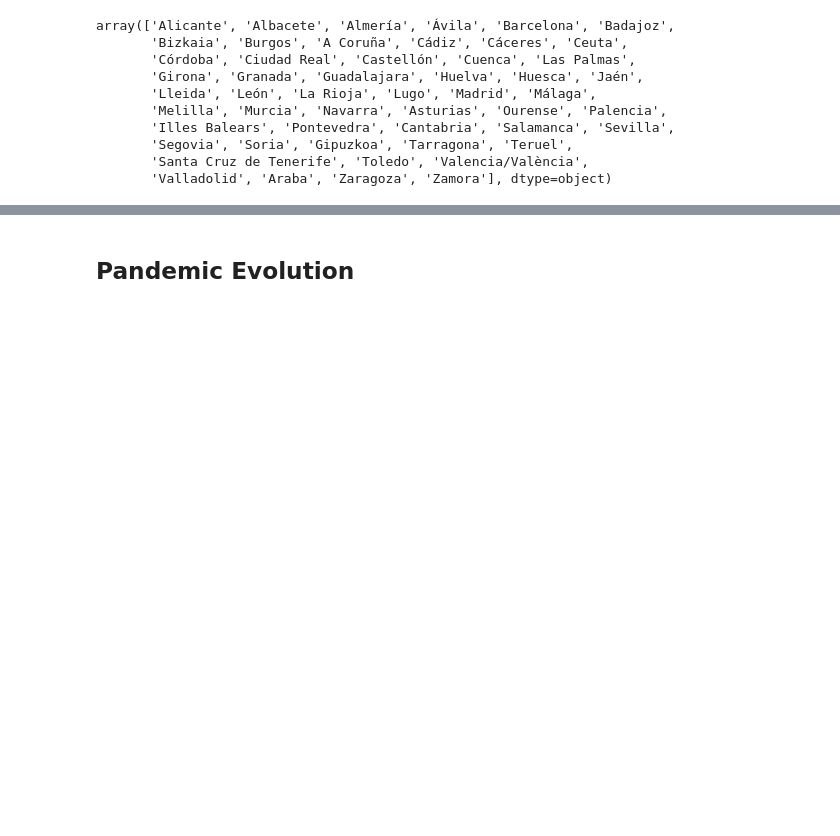
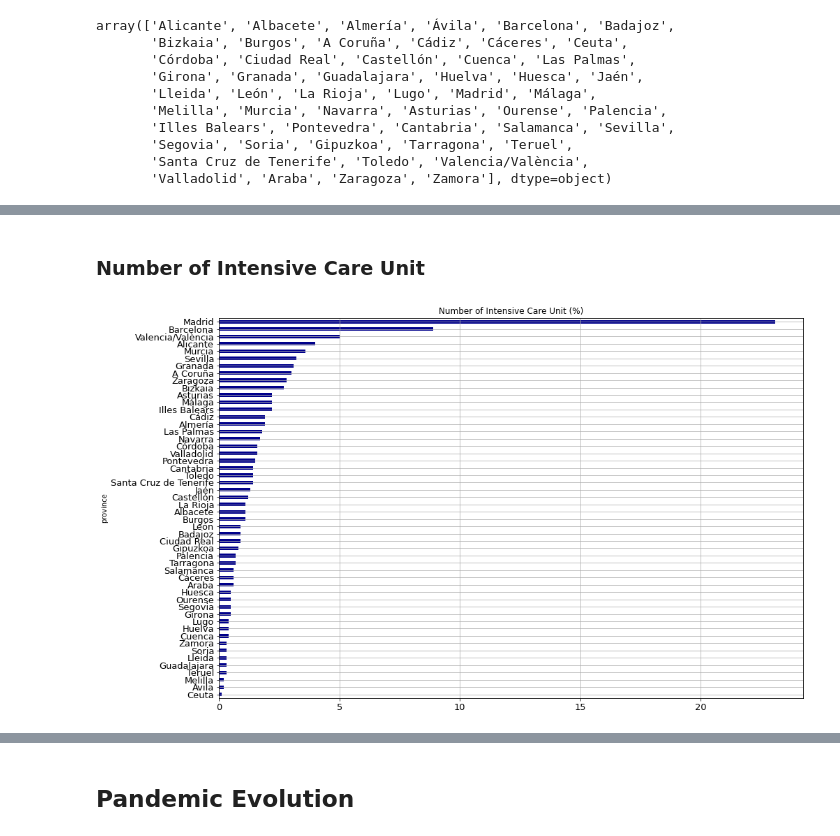
Before and after one commit to ffreire92/final_project, a Jupyter notebook: Information_sources.ipynb, the cells around one changed output, grey strips where cells are left out. Drawn from its saved outputs; the diff is of its cells as text; code cells hidden in the pictures; blank space fills up the shorter version.

```diff
--- a/Information_sources.ipynb
+++ b/Information_sources.ipynb
@@ -403,0 +370,7 @@ Name: age_interval, dtype: int64
+# %% [markdown]
+### Number of Intensive Care Unit
+# %%
+graph_bar('vertical', sort_data(province, 'Number of Intensive Care Unit (%)'),
+          'Number of Intensive Care Unit (%)', 'Number of Intensive Care Unit (%)', 'Darkblue')
+# %% [output]
+[figure, added]
```
Also changed, not shown: parts of 45 cells of this notebook.
